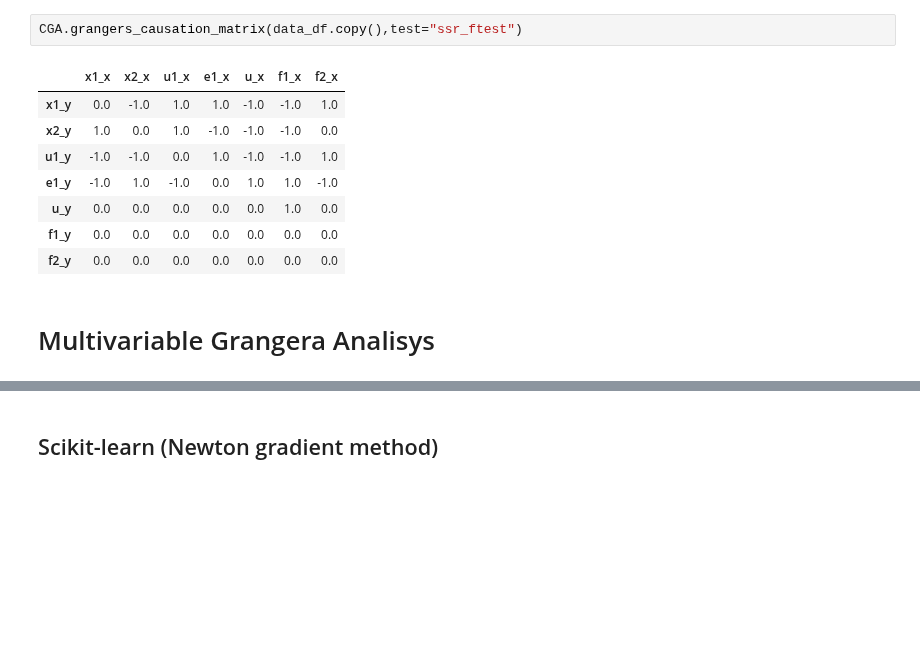
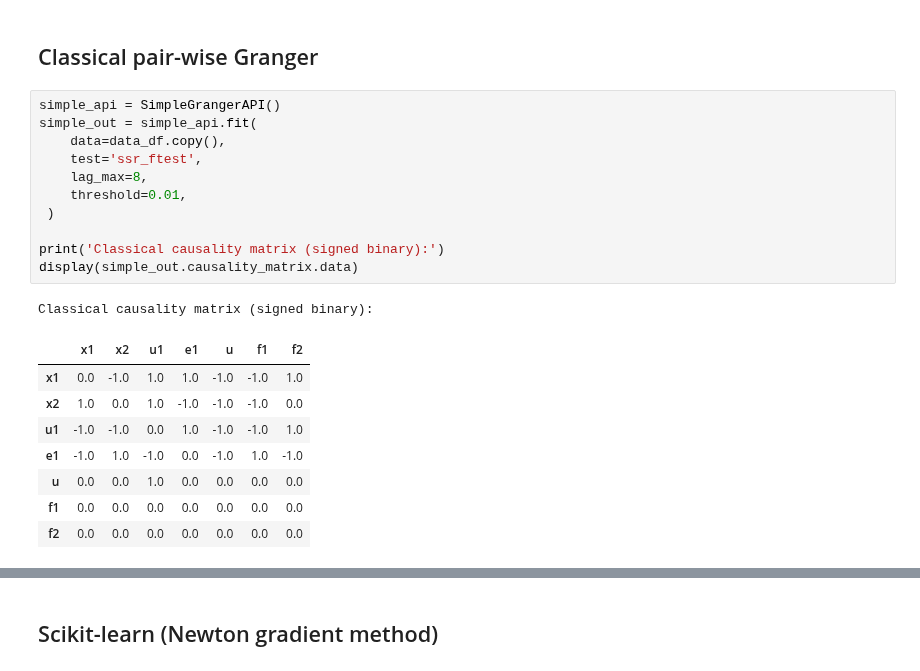
Before and after one commit to Smoldersob/EnhancedGrangerCausalAnalysis, a Jupyter notebook: example/PID_reg.ipynb, the cells around one changed output, grey strips where cells are left out. Drawn from its saved outputs; the diff is of its cells as text; blank space fills up the shorter version.

```diff
--- a/example/PID_reg.ipynb
+++ b/example/PID_reg.ipynb
@@ -36,13 +52,23 @@ plt.savefig('Ex5.svg', format='svg')
-# %%
-CGA.grangers_causation_matrix(data_df.copy(),test="ssr_ftest")
-# %% [output]
-|  | x1_x | x2_x | u1_x | e1_x | u_x | f1_x | f2_x |
-| x1_y | 0.0 | -1.0 | 1.0 | 1.0 | -1.0 | -1.0 | 1.0 |
-| x2_y | 1.0 | 0.0 | 1.0 | -1.0 | -1.0 | -1.0 | 0.0 |
-| u1_y | -1.0 | -1.0 | 0.0 | 1.0 | -1.0 | -1.0 | 1.0 |
-| e1_y | -1.0 | 1.0 | -1.0 | 0.0 | 1.0 | 1.0 | -1.0 |
-| u_y | 0.0 | 0.0 | 0.0 | 0.0 | 0.0 | 1.0 | 0.0 |
-| f1_y | 0.0 | 0.0 | 0.0 | 0.0 | 0.0 | 0.0 | 0.0 |
-| f2_y | 0.0 | 0.0 | 0.0 | 0.0 | 0.0 | 0.0 | 0.0 |
-# %% [markdown]
-# Multivariable Grangera Analisys
+# %% [markdown]
+## Classical pair-wise Granger
+# %%
+simple_api = SimpleGrangerAPI()
+simple_out = simple_api.fit(
+    data=data_df.copy(),
+    test='ssr_ftest',
+    lag_max=8,
+    threshold=0.01,
+ )
+
+print('Classical causality matrix (signed binary):')
+display(simple_out.causality_matrix.data)
+# %% [output]
+Classical causality matrix (signed binary):
+|  | x1 | x2 | u1 | e1 | u | f1 | f2 |
+| x1 | 0.0 | -1.0 | 1.0 | 1.0 | -1.0 | -1.0 | 1.0 |
+| x2 | 1.0 | 0.0 | 1.0 | -1.0 | -1.0 | -1.0 | 0.0 |
+| u1 | -1.0 | -1.0 | 0.0 | 1.0 | -1.0 | -1.0 | 1.0 |
+| e1 | -1.0 | 1.0 | -1.0 | 0.0 | -1.0 | 1.0 | -1.0 |
+| u | 0.0 | 0.0 | 1.0 | 0.0 | 0.0 | 0.0 | 0.0 |
+| f1 | 0.0 | 0.0 | 0.0 | 0.0 | 0.0 | 0.0 | 0.0 |
+| f2 | 0.0 | 0.0 | 0.0 | 0.0 | 0.0 | 0.0 | 0.0 |
```
Also changed, not shown: parts of 88 cells of this notebook, 4 other files.
